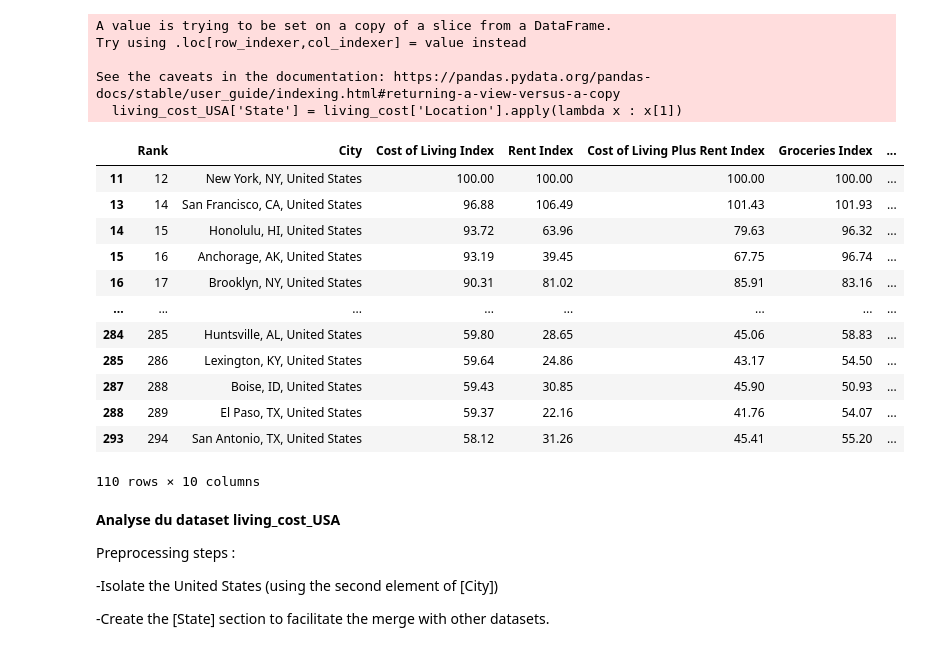
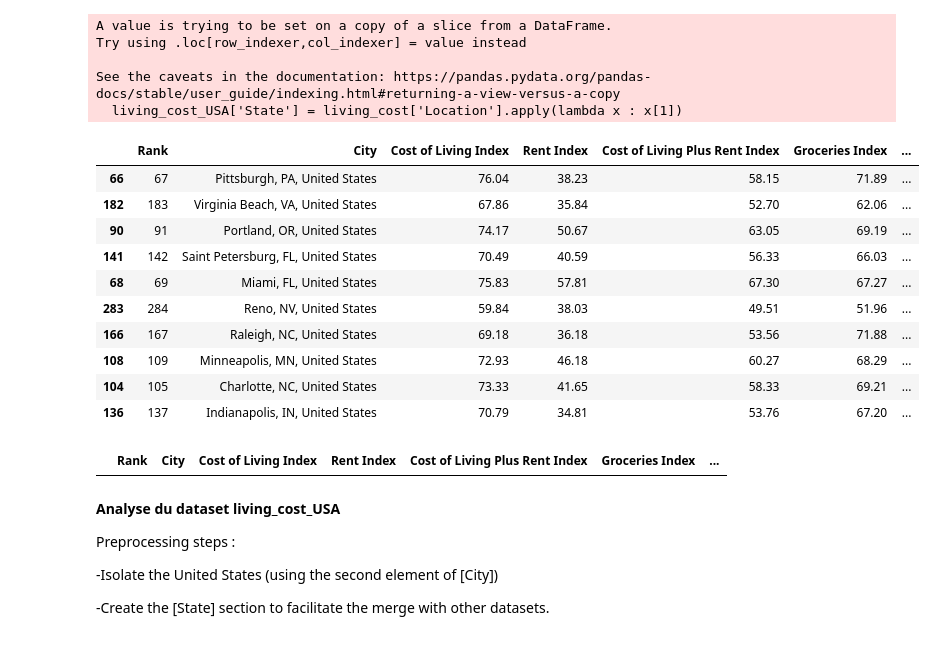
Before and after one commit to com-480-data-visualization/project-2023-viz-exe, a Jupyter notebook: preprocess_data.ipynb, the cells around one changed output. Saved outputs shown, nothing was run; the diff lists cells and outputs as text; code cells hidden in the pictures.

```diff
--- a/preprocess_data.ipynb
+++ b/preprocess_data.ipynb
@@ -75,18 +75,16 @@ Try using .loc[row_indexer,col_indexer] = value instead
 See the caveats in the documentation: https://pandas.pydata.org/pandas-docs/stable/user_guide/indexing.html#returning-a-view-versus-a-copy
   living_cost_USA['State'] = living_cost['Location'].apply(lambda x : x[1])
 # %%
-living_cost_USA
+living_cost_USA.sample(10)
 # %% [output]
 |  | Rank | City | Cost of Living Index | Rent Index | Cost of Living Plus Rent Index | Groceries Index | ... |
-| 11 | 12 | New York, NY, United States | 100.00 | 100.00 | 100.00 | 100.00 | ... |
-| 13 | 14 | San Francisco, CA, United States | 96.88 | 106.49 | 101.43 | 101.93 | ... |
-| 14 | 15 | Honolulu, HI, United States | 93.72 | 63.96 | 79.63 | 96.32 | ... |
-| 15 | 16 | Anchorage, AK, United States | 93.19 | 39.45 | 67.75 | 96.74 | ... |
-| 16 | 17 | Brooklyn, NY, United States | 90.31 | 81.02 | 85.91 | 83.16 | ... |
-| ... | ... | ... | ... | ... | ... | ... | ... |
-| 284 | 285 | Huntsville, AL, United States | 59.80 | 28.65 | 45.06 | 58.83 | ... |
-| 285 | 286 | Lexington, KY, United States | 59.64 | 24.86 | 43.17 | 54.50 | ... |
-| 287 | 288 | Boise, ID, United States | 59.43 | 30.85 | 45.90 | 50.93 | ... |
-| 288 | 289 | El Paso, TX, United States | 59.37 | 22.16 | 41.76 | 54.07 | ... |
-| 293 | 294 | San Antonio, TX, United States | 58.12 | 31.26 | 45.41 | 55.20 | ... |
+| 66 | 67 | Pittsburgh, PA, United States | 76.04 | 38.23 | 58.15 | 71.89 | ... |
+| 182 | 183 | Virginia Beach, VA, United States | 67.86 | 35.84 | 52.70 | 62.06 | ... |
+| 90 | 91 | Portland, OR, United States | 74.17 | 50.67 | 63.05 | 69.19 | ... |
+| 141 | 142 | Saint Petersburg, FL, United States | 70.49 | 40.59 | 56.33 | 66.03 | ... |
+| 68 | 69 | Miami, FL, United States | 75.83 | 57.81 | 67.30 | 67.27 | ... |
+| 283 | 284 | Reno, NV, United States | 59.84 | 38.03 | 49.51 | 51.96 | ... |
+| 166 | 167 | Raleigh, NC, United States | 69.18 | 36.18 | 53.56 | 71.88 | ... |
+| 108 | 109 | Minneapolis, MN, United States | 72.93 | 46.18 | 60.27 | 68.29 | ... |
+| 104 | 105 | Charlotte, NC, United States | 73.33 | 41.65 | 58.33 | 69.21 | ... |
+| 136 | 137 | Indianapolis, IN, United States | 70.79 | 34.81 | 53.76 | 67.20 | ... |
-110 rows × 10 columns
@@ -92,0 +93,4 @@ living_cost_USA
+# %%
+a
+# %% [output]
+|  | Rank | City | Cost of Living Index | Rent Index | Cost of Living Plus Rent Index | Groceries Index | ... |
```
Also changed, not shown: parts of 5 cells of this notebook, 3 other files.
